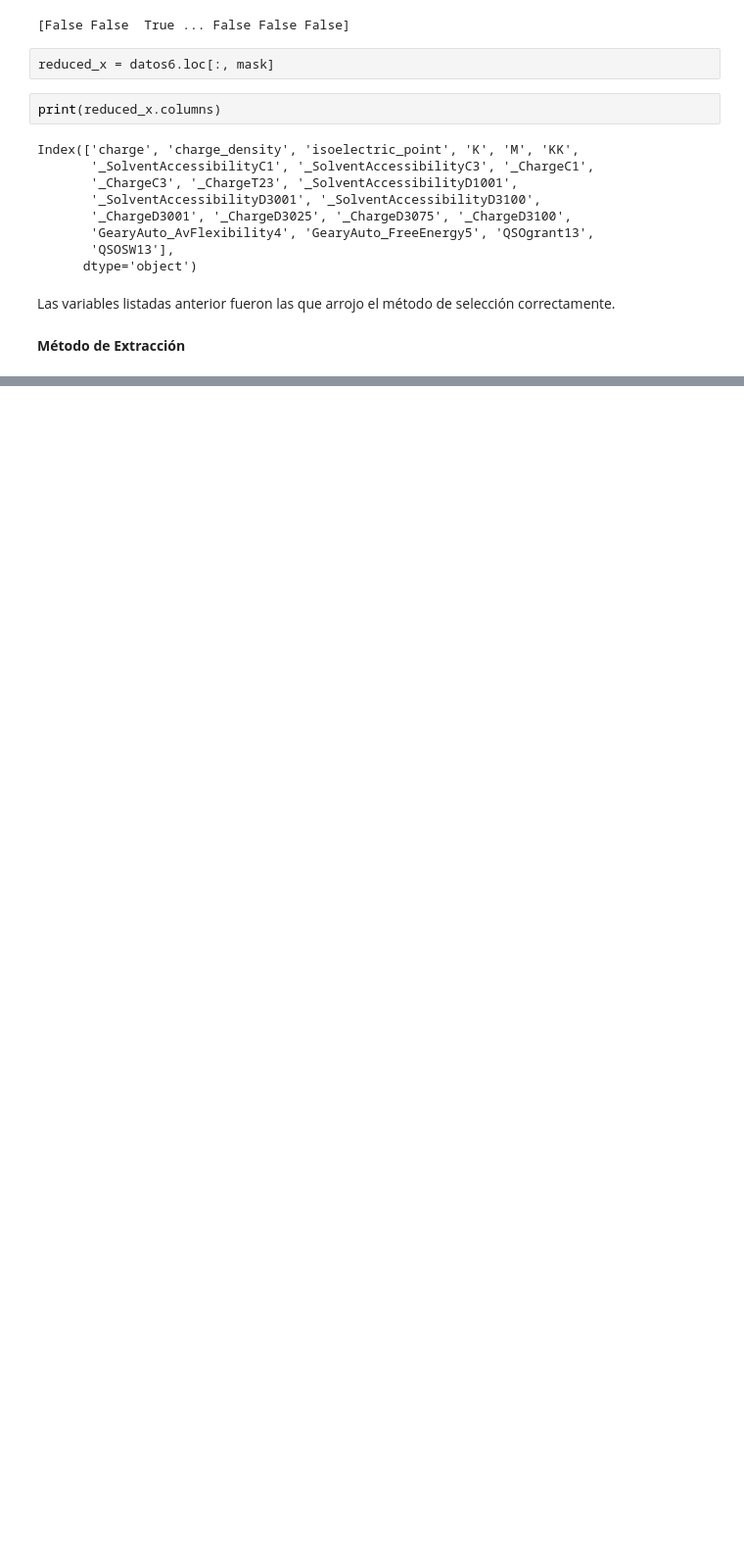
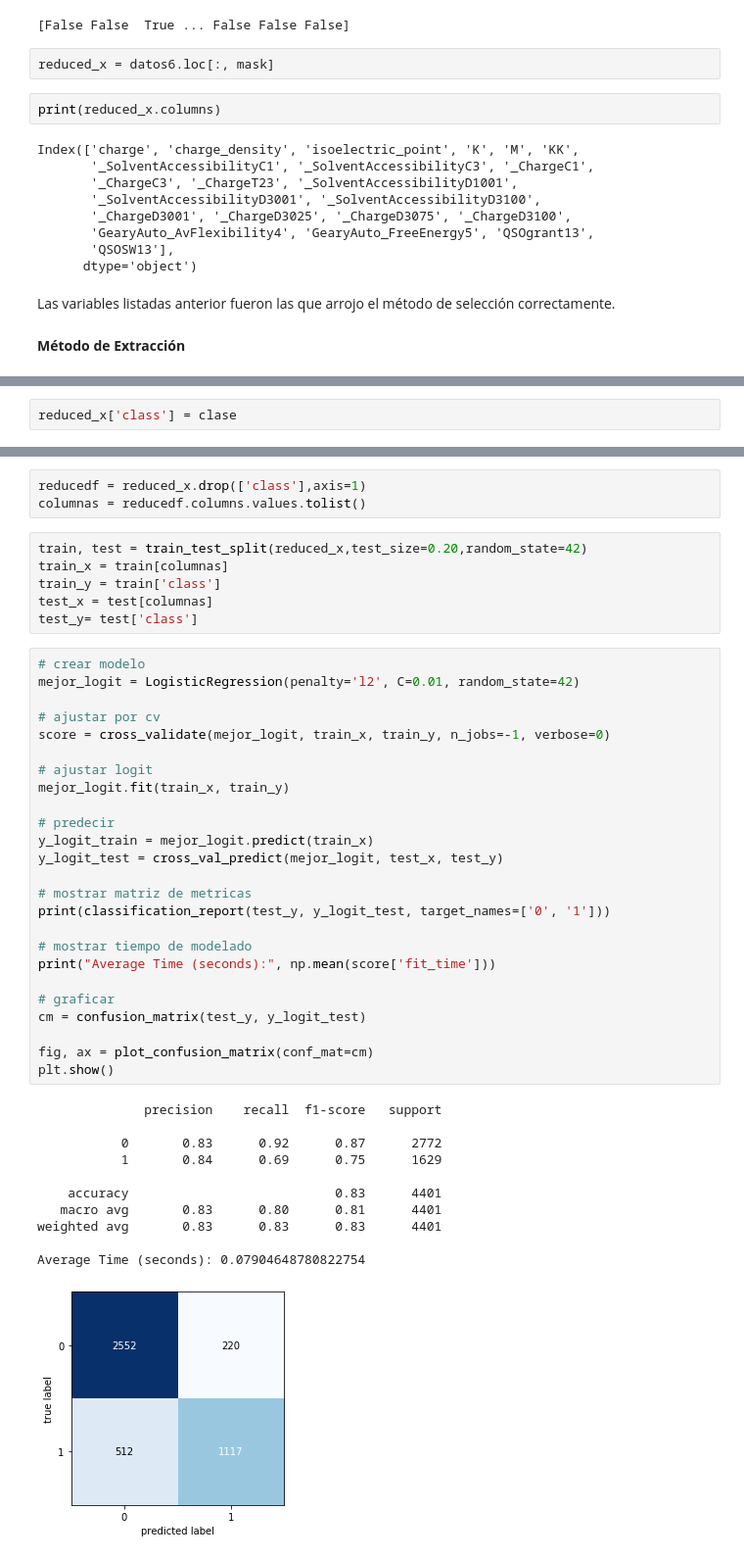
Before and after one commit to Juapatral/reconocimiento_patrones_2020, a Jupyter notebook: competencia/Competencia.ipynb, the cells around one changed output, grey strips where cells are left out. Shown: that part at 98% size. Drawn from its saved outputs; the diff is of its cells as text; blank space fills up the shorter version.

```diff
--- a/competencia/Competencia.ipynb
+++ b/competencia/Competencia.ipynb
@@ -194,0 +263,2 @@ Las variables listadas anterior fueron las que arrojo el método de selección c
+# %%
+reduced_x['class'] = clase
@@ -194,0 +271,46 @@ Las variables listadas anterior fueron las que arrojo el método de selección c
+# %%
+reducedf = reduced_x.drop(['class'],axis=1)
+columnas = reducedf.columns.values.tolist()
+# %%
+train, test = train_test_split(reduced_x,test_size=0.20,random_state=42)
+train_x = train[columnas]
+train_y = train['class']
+test_x = test[columnas]
+test_y= test['class']
+# %%
+# crear modelo
+mejor_logit = LogisticRegression(penalty='l2', C=0.01, random_state=42)
+
+# ajustar por cv
+score = cross_validate(mejor_logit, train_x, train_y, n_jobs=-1, verbose=0)
+
+# ajustar logit
+mejor_logit.fit(train_x, train_y)
+
+# predecir
+y_logit_train = mejor_logit.predict(train_x)
+y_logit_test = cross_val_predict(mejor_logit, test_x, test_y)
+
+# mostrar matriz de metricas
+print(classification_report(test_y, y_logit_test, target_names=['0', '1']))
+
+# mostrar tiempo de modelado
+print("Average Time (seconds):", np.mean(score['fit_time']))
+
+# graficar
+cm = confusion_matrix(test_y, y_logit_test)
+
+fig, ax = plot_confusion_matrix(conf_mat=cm)
+plt.show()
+# %% [output]
+              precision    recall  f1-score   support
+
+           0       0.83      0.92      0.87      2772
+           1       0.84      0.69      0.75      1629
+
+    accuracy                           0.83      4401
+   macro avg       0.83      0.80      0.81      4401
+weighted avg       0.83      0.83      0.83      4401
+
+Average Time (seconds): 0.07904648780822754
+[figure, added]
```
Also changed, not shown: parts of 23 cells of this notebook.
